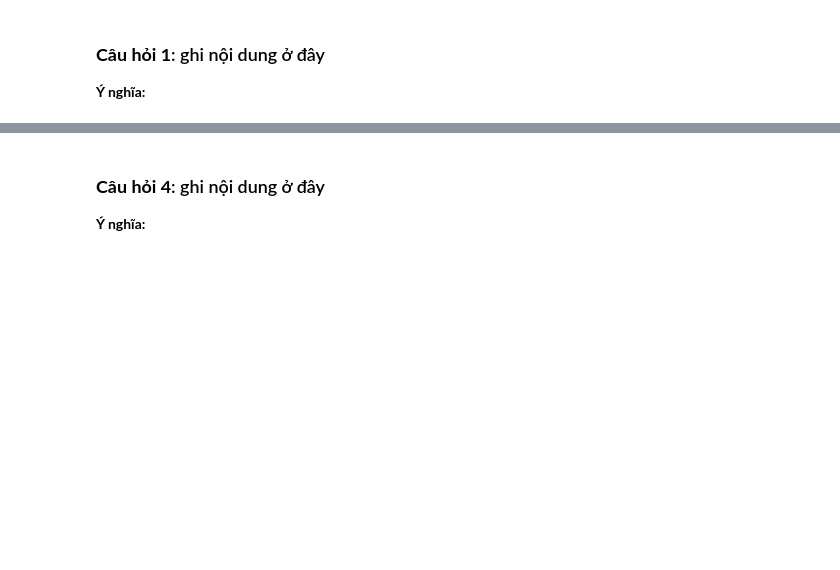
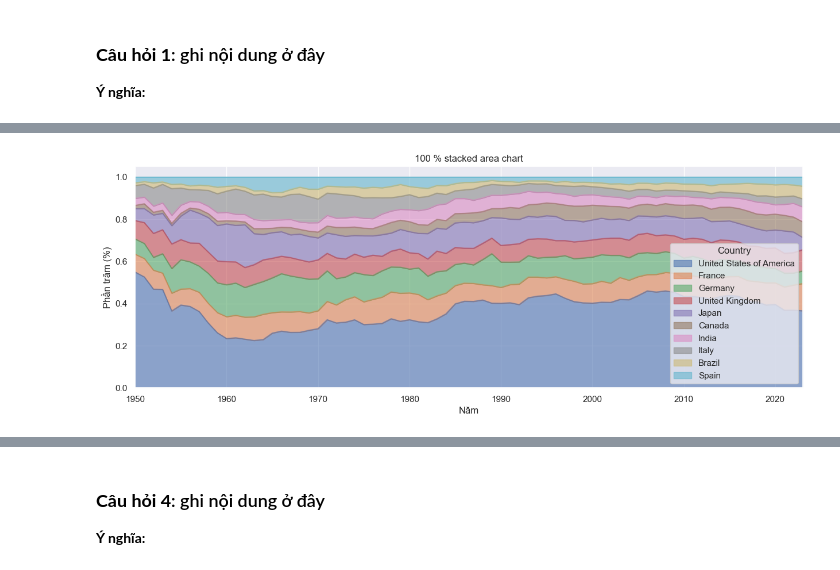
Before and after one commit to baohuyvanba/hcmus_dsp_finalproject_CSC17104, a Jupyter notebook: finalproject.ipynb, the cells around one changed output, grey strips where cells are left out. Cells and saved outputs as stored; diff of their text form; code cells hidden in the pictures; blank space fills up the shorter version.

```diff
--- a/finalproject.ipynb
+++ b/finalproject.ipynb
@@ -213,0 +392,22 @@ memory usage: 163.7+ MB
+# %%
+# Ta cần thêm một cột được rút từ cột `release_date` của dữ liệu
+df_all = df.copy()
+df_all['year_release'] = df_all['release_date'].dt.year
+df_all = df_all[(df_all['year_release'] >= 1950) & (df_all['year_release'] <= 2023)]
+
+
+def DF_unique(x):
+    x['production_countries']=x['production_countries'].apply(lambda x:re.split(', |,',str(x)))
+    x['production_countries']=x['production_countries'].apply(lambda x:[] if str(x)=="['nan']" else x)
+    countries = x['production_countries'].explode().value_counts()
+    countries_df = pd.DataFrame({'Country': countries.index, 'Count': countries.values})
+    return countries_df.set_index('Country')
+# Chuyển dữ liệu thành bảng bằng cách group theo năm
+TMDB_df_all = df_all.groupby(['year_release']).apply(lambda x: DF_unique(x)).unstack(1)
+
+TMDB_df_all.columns = TMDB_df_all.columns.get_level_values(1)
+
+TMDB_df_all = TMDB_df_all.fillna(value=0).astype(np.int32)
+
+TMDB_df = TMDB_df_all.loc[:,top_10_country]
+TMDB_df
@@ -213,0 +431,3 @@ memory usage: 163.7+ MB
+# %%
+data_perc = TMDB_df.divide(TMDB_df.sum(axis=1), axis=0)
+data_perc
@@ -213,0 +449,13 @@ memory usage: 163.7+ MB
+# %%
+sns.set_theme()
+
+ax = data_perc.plot(kind='area', stacked=True, title='100 % stacked area chart',
+                    figsize=(15,5), alpha=0.6, sharex=True )
+
+ax.set_ylabel('Phần trăm (%)')
+ax.set_xlabel('Năm')
+ax.margins(0, 0)
+
+plt.show()
+# %% [output]
+[figure, added]
```
Also changed, not shown: parts of 30 cells of this notebook.
